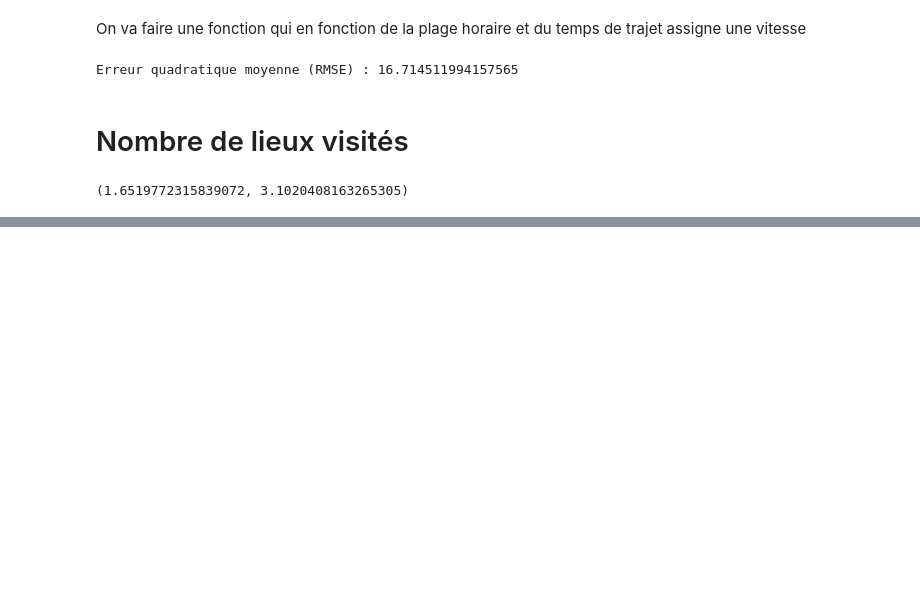
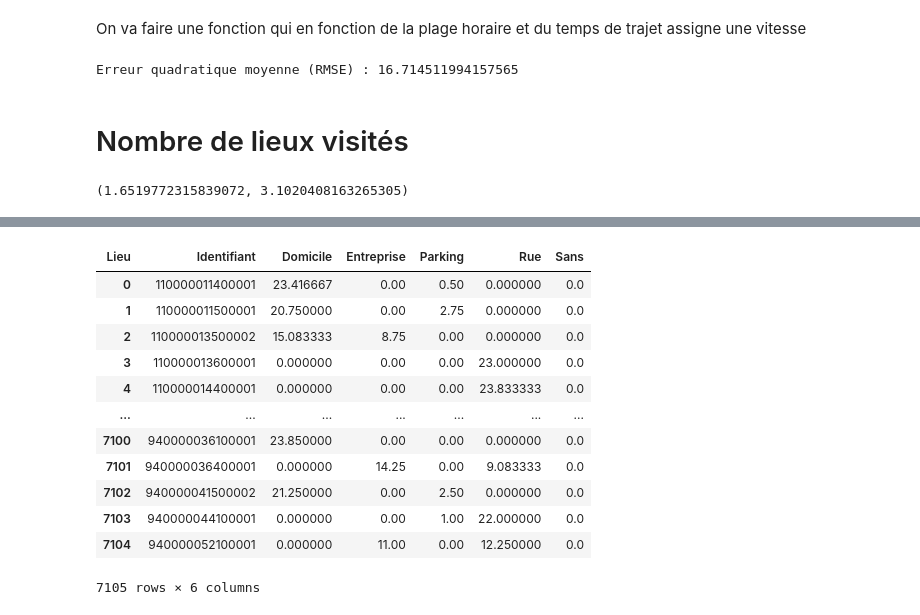
Before and after one commit to kilianguillon/Projet_statapp, a Jupyter notebook: script_main.ipynb, the cells around one changed output, grey strips where cells are left out. Saved outputs shown, nothing was run; the diff lists cells and outputs as text; code cells hidden in the pictures; blank space fills up the shorter version.

```diff
--- a/script_main.ipynb
+++ b/script_main.ipynb
@@ -731,0 +830,70 @@ On ne peut pas rejeter à 5% l'hypothèse d'adéquation
+# %%
+#On crée une fonction qui va nous calculer le temps moyen passé dans chaque lieu de stationement de notre base de données
+#Le but étant de comparer EMP et nos simulations
+def parking(data):
+    # Trier le DataFrame par 'IDENT_IND' et 'heure_depart'
+    data = data.sort_values(by=['IDENT_IND', 'HEURE_DEPART'])
+
+    # Calculer le temps d'attente pour chaque trajet
+    data['temps_attente'] = data.groupby('IDENT_IND')['HEURE_DEPART'].diff().fillna(data["HEURE_DEPART"])
+
+    # Identifier le dernier trajet de la journée pour chaque individu
+    data['dernier_trajet_journee'] = data.groupby('IDENT_IND')['HEURE_ARRIVEE'].transform('max')
+
+    # Calculer le temps d'attente jusqu'à minuit pour le dernier trajet de chaque journée
+    data['temps_attente_jusqua_minuit'] = 24 - data['dernier_trajet_journee']
+
+    # Mettre à 0 le temps d'attente jusqu'à minuit lorsque heure_arrivee est différent de dernier_trajet_journee
+    data.loc[EMP['HEURE_ARRIVEE'] != data['dernier_trajet_journee'], 'temps_attente_jusqua_minuit'] = 0
+
+    # Regrouper les données par 'IDENT_IND' et 'Lieu_Depart' et sommer les temps d'attente
+    EMP_ATT = data.groupby(['IDENT_IND', 'Lieu_Depart', 'Lieu_Arrivee'])[['temps_attente', 'temps_attente_jusqua_minuit']].sum().reset_index()
+
+    # Sélectionner les colonnes nécessaires pour EMP_ATT1 et renommer les colonnes
+    EMP_ATT1 = EMP_ATT[["IDENT_IND", "Lieu_Depart", "temps_attente"]].copy()
+    EMP_ATT1.rename(columns={
+        'IDENT_IND': 'Identifiant',
+        'Lieu_Depart': 'Lieu',
+        'temps_attente': 'TempsAttente'
+    }, inplace=True)
+
+    # Sélectionner les colonnes nécessaires pour EMP_ATT2, ajuster la colonne temps_attente_jusqua_minuit et renommer la colonne
+    EMP_ATT2 = EMP_ATT[["IDENT_IND", "Lieu_Arrivee", "temps_attente_jusqua_minuit"]].copy()
+    EMP_ATT2.rename(columns={
+        'IDENT_IND': 'Identifiant',
+        'Lieu_Arrivee': 'Lieu',
+        'temps_attente_jusqua_minuit': 'TempsAttente'
+    }, inplace=True)
+
+    # Concaténer les DataFrames EMP_ATT1 et EMP_ATT2, puis regrouper par 'Identifiant' et 'Lieu' et sommer les temps d'attente
+    EMP_ATT = pd.concat([EMP_ATT1, EMP_ATT2], ignore_index=True).groupby(['Identifiant', 'Lieu'])["TempsAttente"].sum().reset_index()
+
+    # Créer une table pivot avec les lieux comme colonnes et les individus comme index
+    #Comme ça on a 0 lorsque l'individu n'attend pas dans ce lieu
+    EMP_ATT_p=EMP_ATT.pivot_table(index='Identifiant', columns='Lieu', values='TempsAttente', fill_value=0).reset_index()
+
+    return EMP_ATT_p
+
+
+"""
+    # Calculer la moyenne et l'écart-type pour chaque lieu
+    stats_by_lieu = EMP_ATT_p.mean().reset_index().rename(columns={0: 'Moyenne'})
+    stats_by_lieu['EcartType'] = EMP_ATT_p.std().reset_index()[0]
+
+    # Afficher les statistiques par lieu
+    return stats_by_lieu"""
+parking(EMP)
+# %% [output]
+| Lieu | Identifiant | Domicile | Entreprise | Parking | Rue | Sans |
+| 0 | 110000011400001 | 23.416667 | 0.00 | 0.50 | 0.000000 | 0.0 |
+| 1 | 110000011500001 | 20.750000 | 0.00 | 2.75 | 0.000000 | 0.0 |
+| 2 | 110000013500002 | 15.083333 | 8.75 | 0.00 | 0.000000 | 0.0 |
+| 3 | 110000013600001 | 0.000000 | 0.00 | 0.00 | 23.000000 | 0.0 |
+| 4 | 110000014400001 | 0.000000 | 0.00 | 0.00 | 23.833333 | 0.0 |
+| ... | ... | ... | ... | ... | ... | ... |
+| 7100 | 940000036100001 | 23.850000 | 0.00 | 0.00 | 0.000000 | 0.0 |
+| 7101 | 940000036400001 | 0.000000 | 14.25 | 0.00 | 9.083333 | 0.0 |
+| 7102 | 940000041500002 | 21.250000 | 0.00 | 2.50 | 0.000000 | 0.0 |
+| 7103 | 940000044100001 | 0.000000 | 0.00 | 1.00 | 22.000000 | 0.0 |
+| 7104 | 940000052100001 | 0.000000 | 11.00 | 0.00 | 12.250000 | 0.0 |
+7105 rows × 6 columns
```
Also changed, not shown: parts of 8 cells of this notebook.
